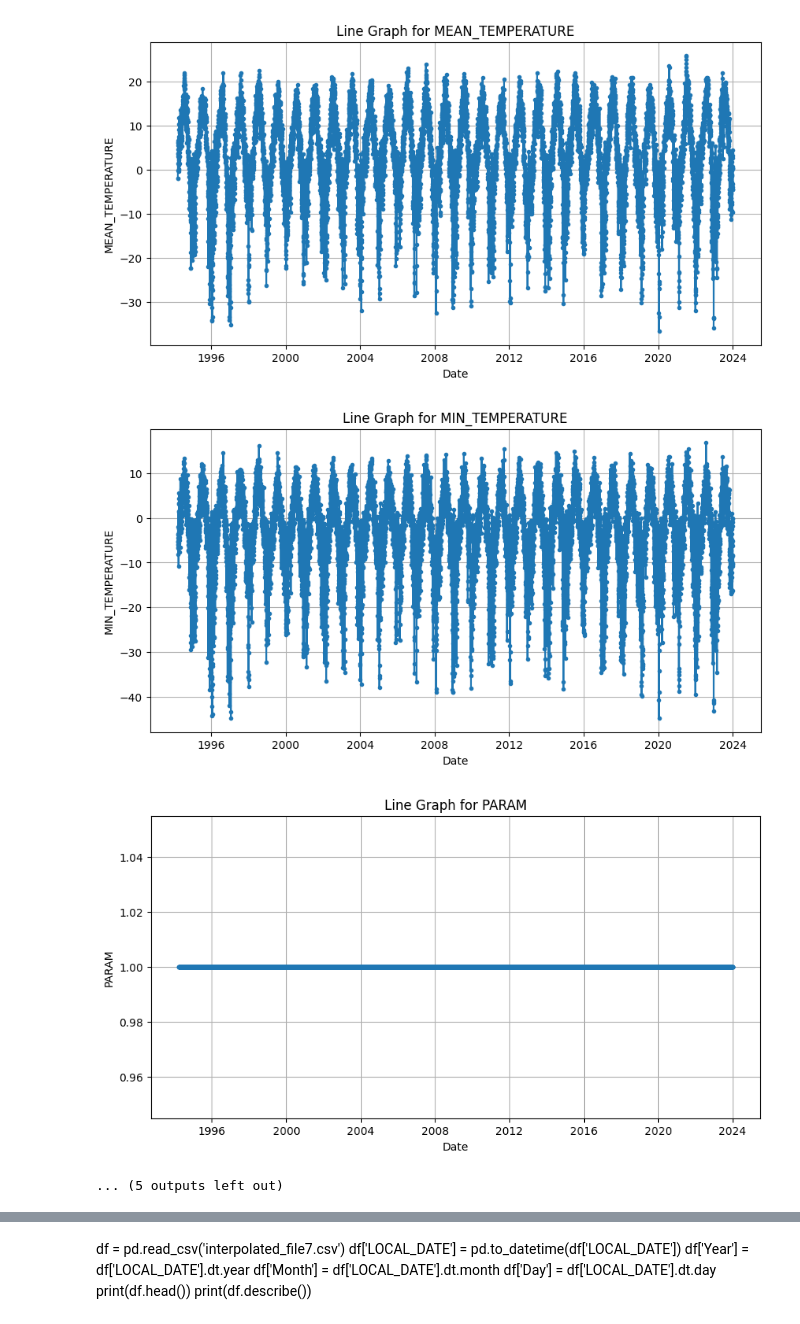
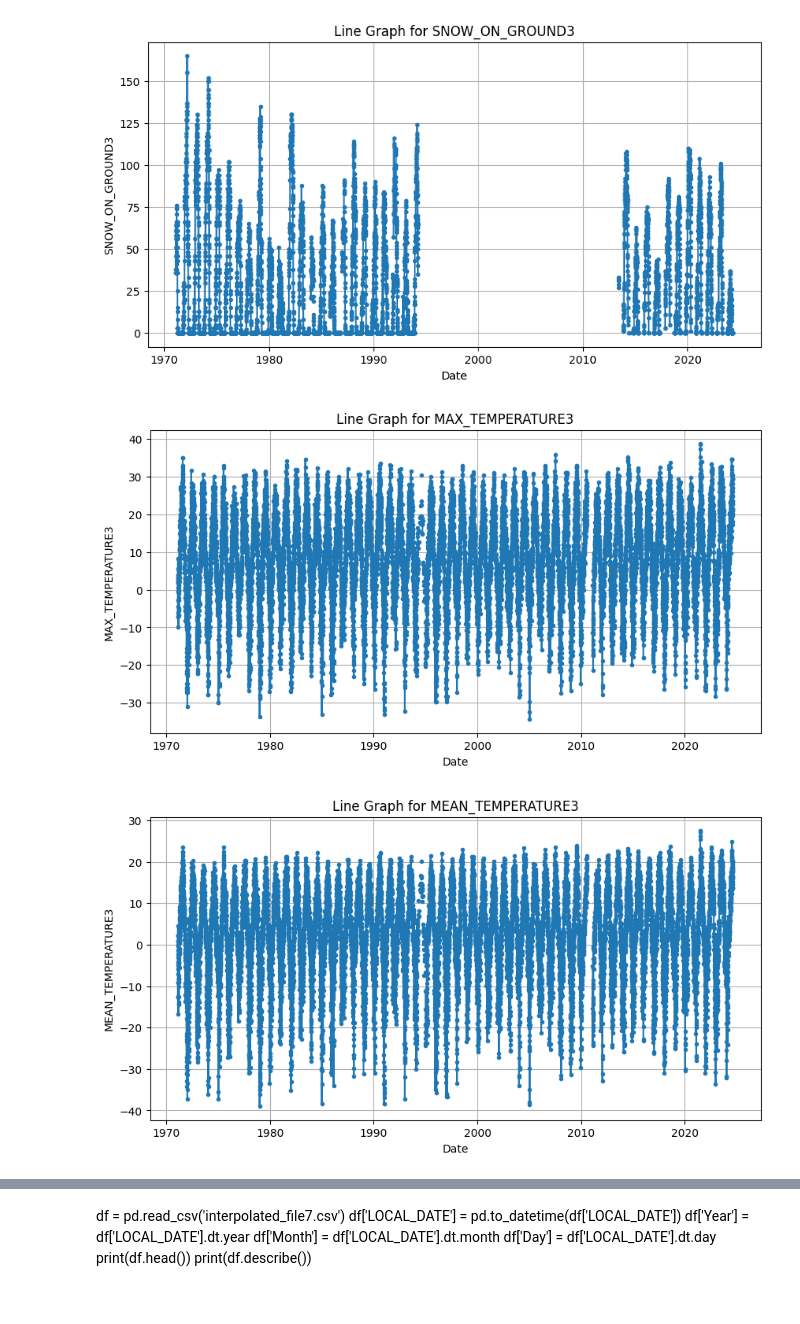
Before and after one commit to Abdullah-Usmani/flood-research1, a Jupyter notebook: larger.ipynb, the cells around one changed output, grey strips where cells are left out. Drawn from its saved outputs; the diff is of its cells as text; code cells hidden in the pictures.

```diff
--- a/larger.ipynb
+++ b/larger.ipynb
@@ -3,10 +3,10 @@ import pandas as pd
 import numpy as np
 import matplotlib.pyplot as plt
 # %%
-df = pd.read_csv('interpolated_file9.csv')
+df = pd.read_csv('mackenzie1972-2023.csv')
 # %%
-df['LOCAL_DATE'] = pd.to_datetime(df['LOCAL_DATE'])
-df.set_index('LOCAL_DATE', inplace=True)
+df['LOCAL_DATE3'] = pd.to_datetime(df['LOCAL_DATE3'])
+df.set_index('LOCAL_DATE3', inplace=True)
 
 columns_to_plot = df.iloc[:, :]
 
@@ -35,4 +35,3 @@ for column in columns_to_plot.columns:
-[figure, old version]
+[figure, new version]
-[figure, old version]
+[figure, new version]
-[figure, old version]
+[figure, new version]
-... (5 outputs left out)
```
Also changed, not shown: parts of 1 cell of this notebook, 2 other files.
